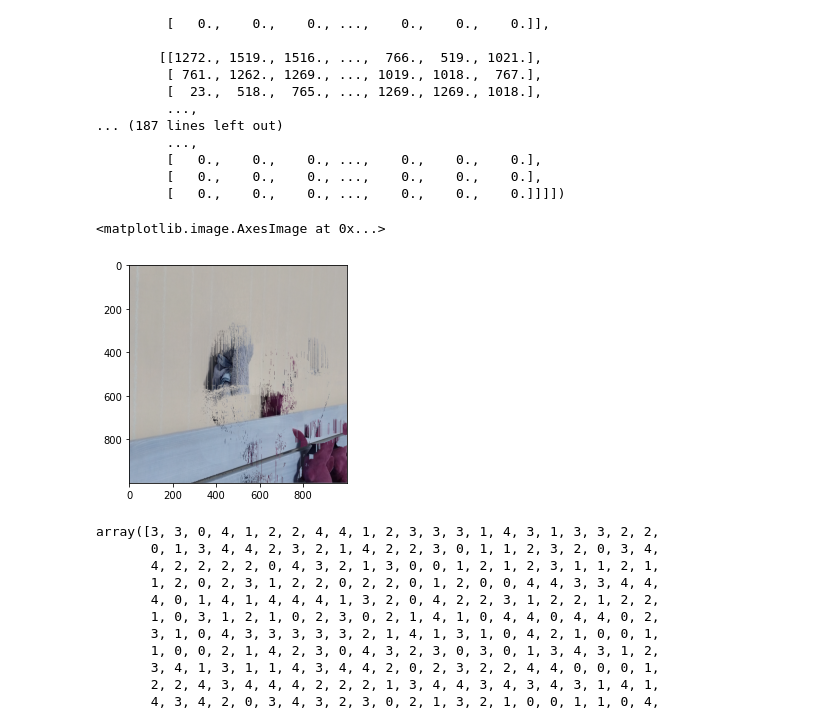
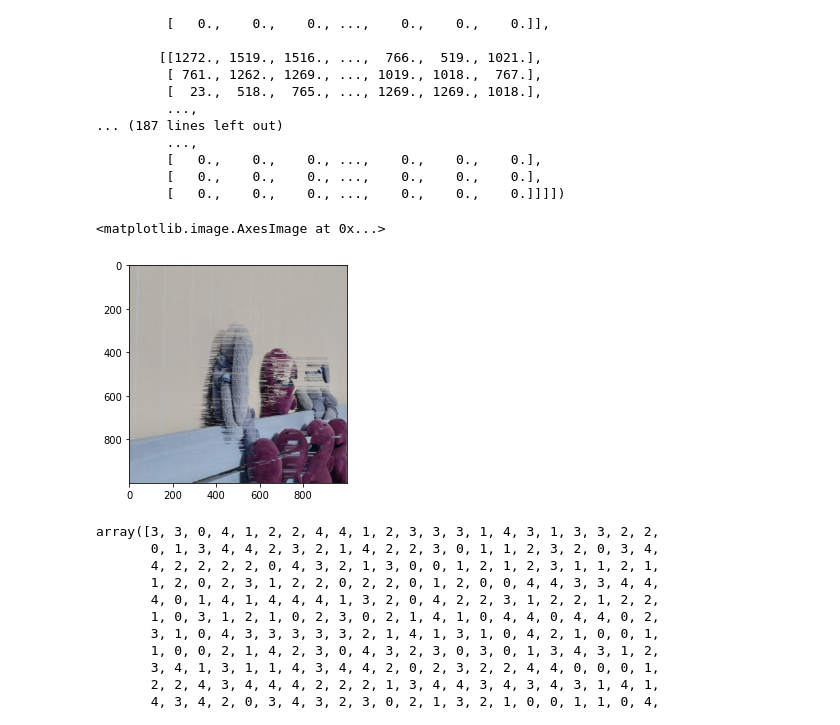
Before and after one commit to DarChuh/rokzlabs, a Jupyter notebook: lab4/lab.ipynb, the cells around one changed output. Drawn from its saved outputs; the diff is of its cells as text; code cells hidden in the pictures.

```diff
--- a/lab4/lab.ipynb
+++ b/lab4/lab.ipynb
@@ -78,11 +78,11 @@ for i in range(1, 999):
 # %%
 # sum pictures
 x = np.array(x)
-res = np.take_along_axis(x, k_best[None, :,:, None], axis=0)[0]
+res = np.take_along_axis(x, k_best.T[None, :,:, None], axis=0)[0]
 plt.imshow(res)
 # %% [output]
 <matplotlib.image.AxesImage at 0x...>
-[figure, old version]
+[figure, new version]
 # %%
 np.argmin(q[:,:,0]+f[-1], axis=0)
 # %% [output]
```
Also changed, not shown: 1 other file.
